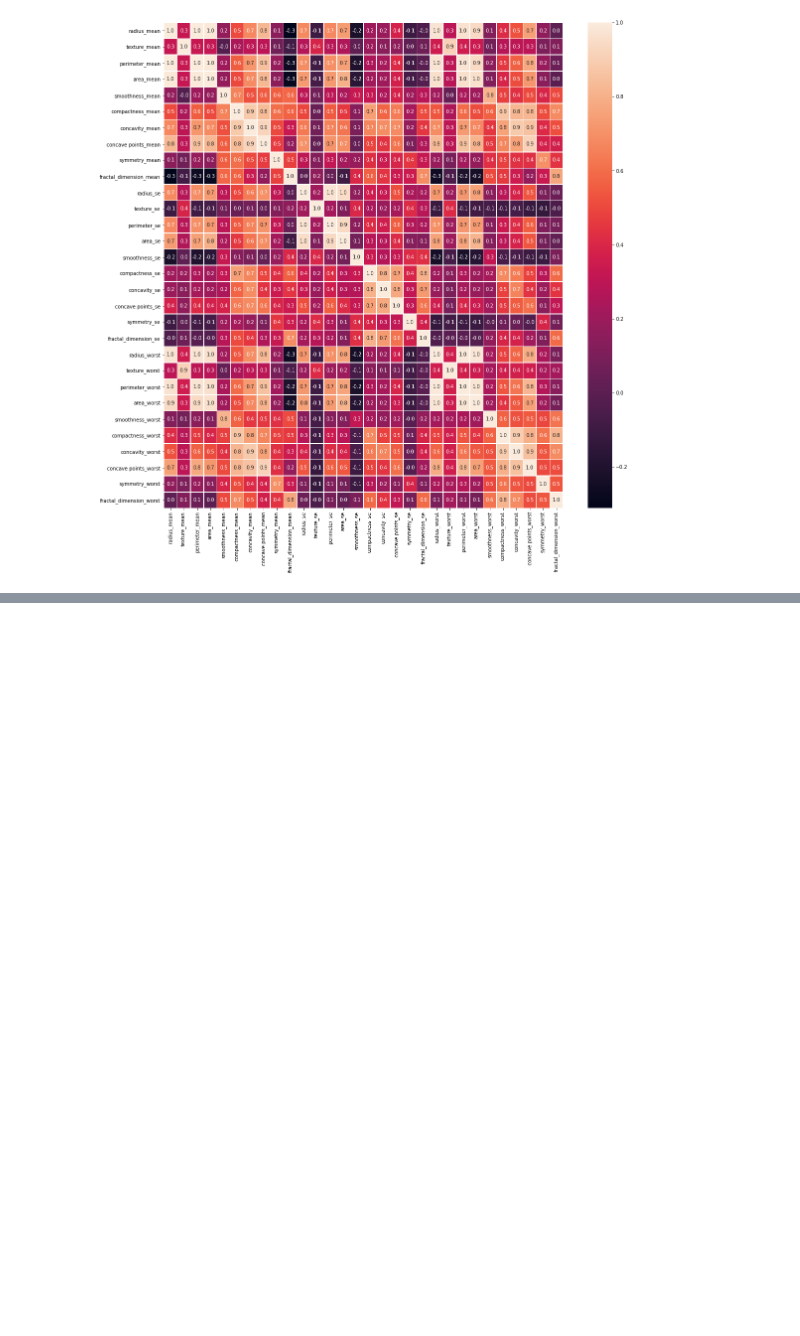
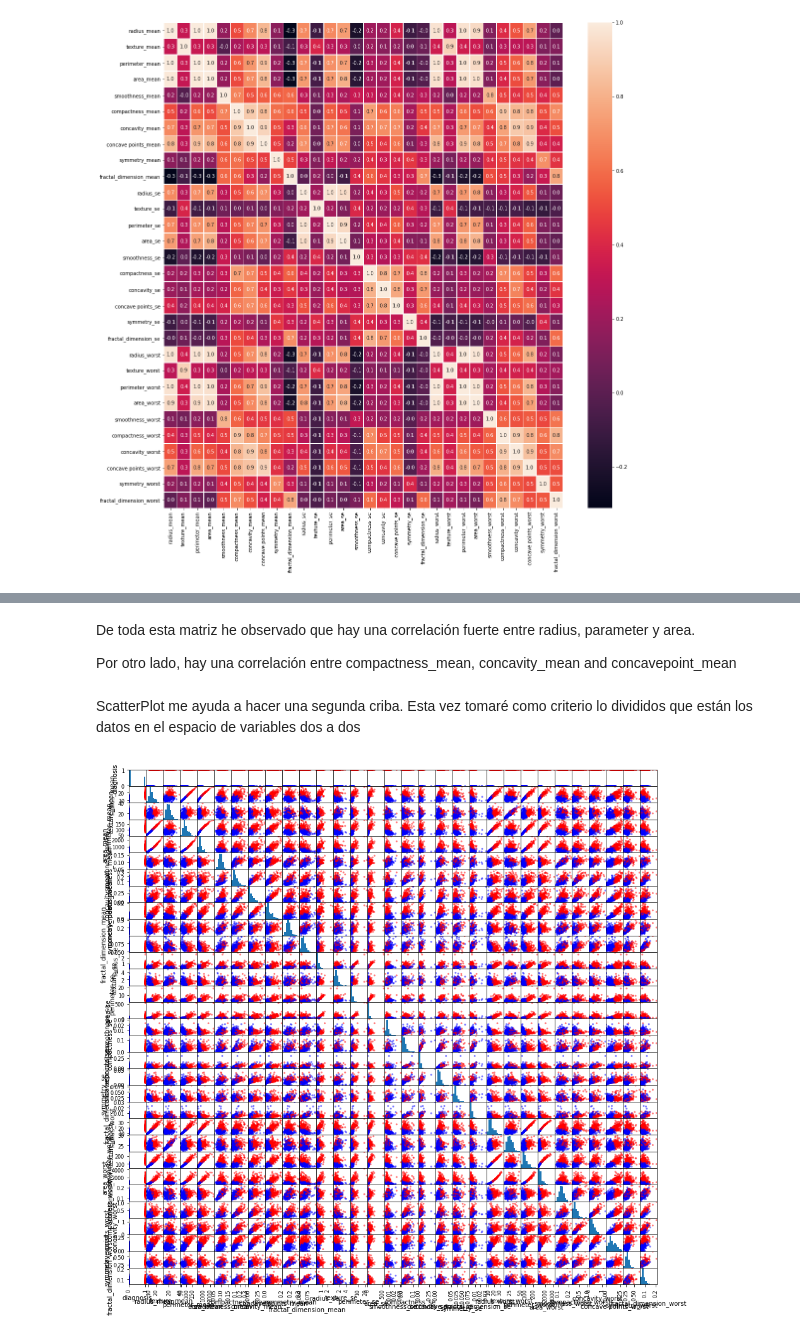
Before and after one commit to josecervan/Python-Developer-EOI, a Jupyter notebook: module3/machine-learning/cancer/cancer.ipynb, the cells around one changed output, grey strips where cells are left out. Cells and saved outputs as stored; diff of their text form; code cells hidden in the pictures; blank space fills up the shorter version.

```diff
--- a/module3/machine-learning/cancer/cancer.ipynb
+++ b/module3/machine-learning/cancer/cancer.ipynb
@@ -138,0 +151,4 @@ sns.heatmap(x.corr(), annot=True, linewidths=.5, fmt= '.1f', ax=ax)
+# %% [markdown]
+De toda esta matriz he observado que hay una correlación fuerte entre radius, parameter y area.
+
+Por otro lado, hay una correlación entre compactness_mean, concavity_mean and concavepoint_mean
@@ -138,0 +157,10 @@ sns.heatmap(x.corr(), annot=True, linewidths=.5, fmt= '.1f', ax=ax)
+# %% [markdown]
+ScatterPlot me ayuda a hacer una segunda criba. Esta vez tomaré como criterio lo divididos que están los datos en el espacio de variables dos a dos
+# %%
+from pandas.plotting import scatter_matrix
+
+color_function = {0: "blue", 1: "red"} # Here Red color will be 1 which means M and blue foo 0 means B
+colors = x_clean['diagnosis'].map(lambda x: color_function.get(x))# mapping the color fuction with diagnosis column
+scatter_matrix(x_clean, c=colors, alpha = 0.5, figsize = (15, 15)); # plotting scatter plot matrix
+# %% [output]
+[figure, added]
```
Also changed, not shown: parts of 45 cells of this notebook, 20 other files.
